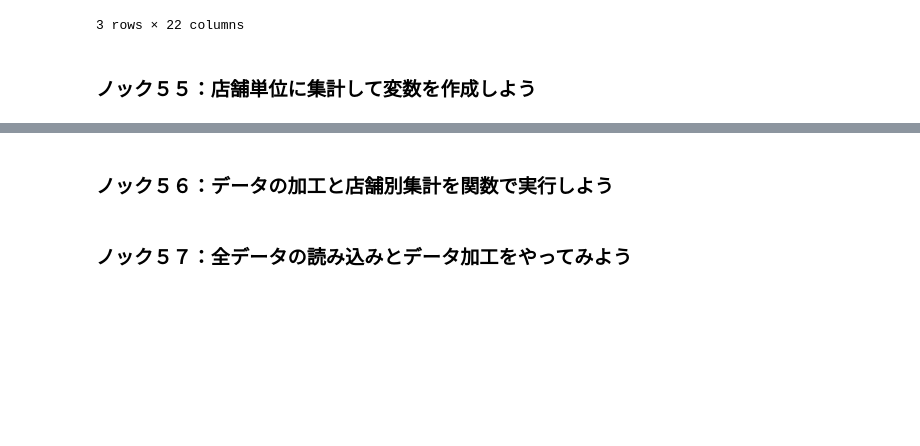
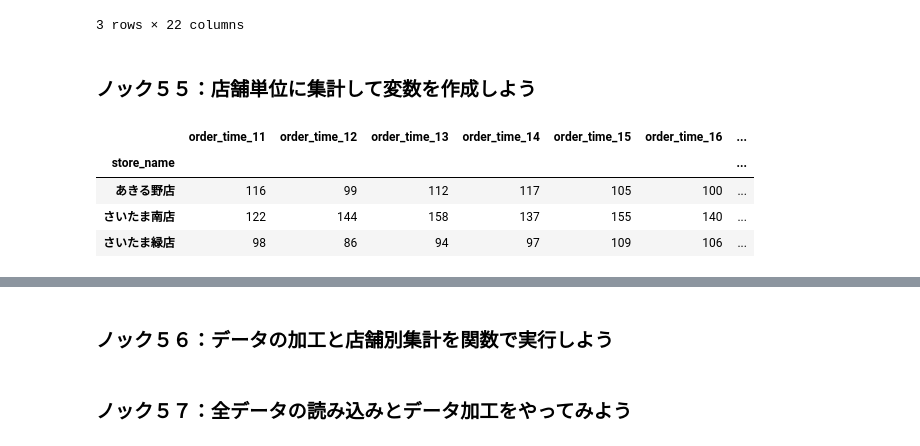
Before and after one commit to winuim/python-lm-system-100, a Jupyter notebook: chapter-6/chapter-6.ipynb, the cells around one changed output, grey strips where cells are left out. Drawn from its saved outputs; the diff is of its cells as text; code cells hidden in the pictures; blank space fills up the shorter version.

```diff
--- a/chapter-6/chapter-6.ipynb
+++ b/chapter-6/chapter-6.ipynb
@@ -148,0 +158,15 @@ order_data.head(3)
+# %%
+times = order_data["order_accept_hour"].unique()
+store_time = []
+for time in times:
+    time_tmp = order_data.loc[order_data["order_accept_hour"]==time].groupby(["store_name"]).count()[["order_id"]]
+    time_tmp.columns = [f'order_time_{time}']
+    store_time.append(time_tmp)
+store_time = pd.concat(store_time, axis=1)
+store_time.head(3)
+# %% [output]
+|  | order_time_11 | order_time_12 | order_time_13 | order_time_14 | order_time_15 | order_time_16 | ... |
+| store_name |  |  |  |  |  |  | ... |
+| あきる野店 | 116 | 99 | 112 | 117 | 105 | 100 | ... |
+| さいたま南店 | 122 | 144 | 158 | 137 | 155 | 140 | ... |
+| さいたま緑店 | 98 | 86 | 94 | 97 | 109 | 106 | ... |
```
Also changed, not shown: parts of 2 cells of this notebook.
